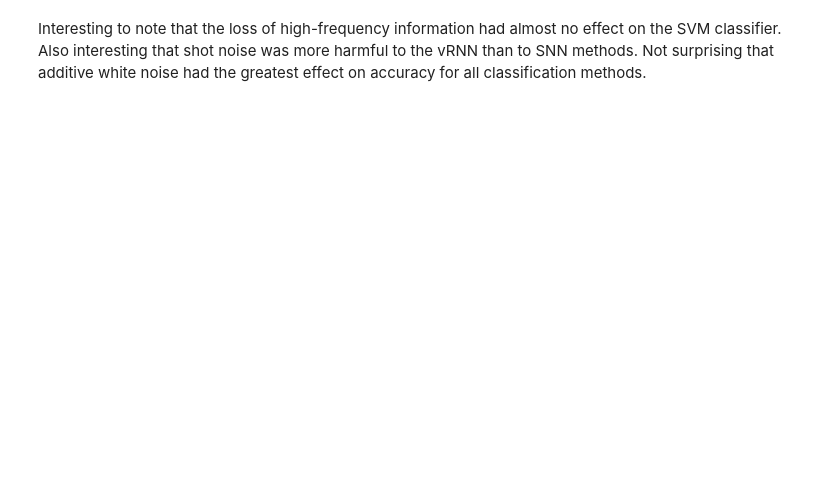
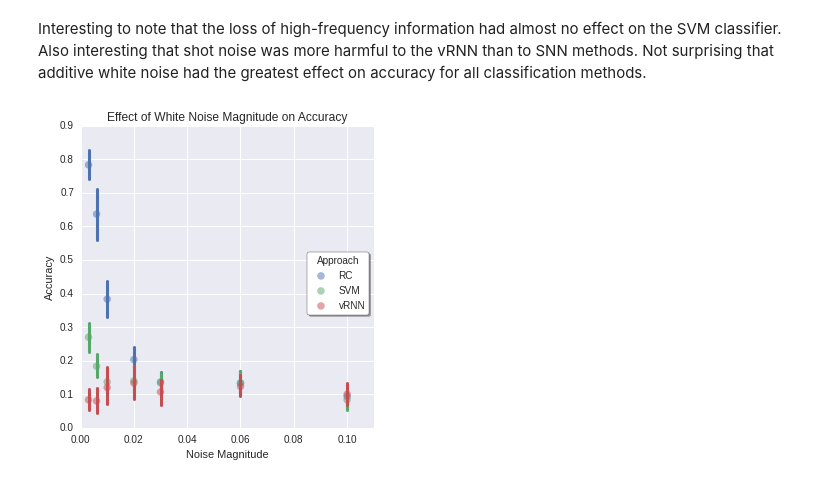
Before and after one commit to Seanny123/rnn-comparison, a Jupyter notebook: plot_noise_results.ipynb, the cells around one changed output. Cells and saved outputs as stored; diff of their text form; code cells hidden in the pictures; blank space fills up the shorter version.

```diff
--- a/plot_noise_results.ipynb
+++ b/plot_noise_results.ipynb
@@ -41,3 +53,27 @@ fig.savefig("noise_type.pdf", format="pdf")
 Interesting to note that the loss of high-frequency information had almost no effect on the SVM classifier.
 Also interesting that shot noise was more harmful to the vRNN than to SNN methods.
 Not surprising that additive white noise had the greatest effect on accuracy for all classification methods.
+# %%
+mf1 = pd.read_hdf('results/whitenoise_mag_exp_res_11_03_42.h5')
+mf2 = pd.read_hdf('results/whitenoise_mag_exp_res_10_35_19.h5')
+mf = pd.concat((mf1, mf2))
+# %%
+mf.columns
+mf_filt = mf[mf['noise magnitude'] < 0.15]
+# %%
+ff = sns.lmplot("noise magnitude", "accuracy", hue="approach", data=mf_filt, x_estimator=np.mean,
+                scatter_kws={"alpha": 0.5}, fit_reg=False, legend=False)
+
+ax = ff.axes[0][0]
+ax.set_title("Effect of White Noise Magnitude on Accuracy")
+ax.set_xlabel("Noise Magnitude")
+ax.set_ylabel("Accuracy")
+leg = ax.legend(title="Approach", bbox_to_anchor=(1, 0.6), frameon=True, fancybox=True, shadow=True, framealpha=1)
+fl = leg.get_frame()
+fl.set_facecolor('white')
+fl.set_edgecolor('black')
+ax.set_xlim((0.0, 0.11))
+
+ff.fig.savefig("noise_mag.pdf", format="pdf")
+# %% [output]
+[figure, added]
```
Also changed, not shown: parts of 3 cells of this notebook.
